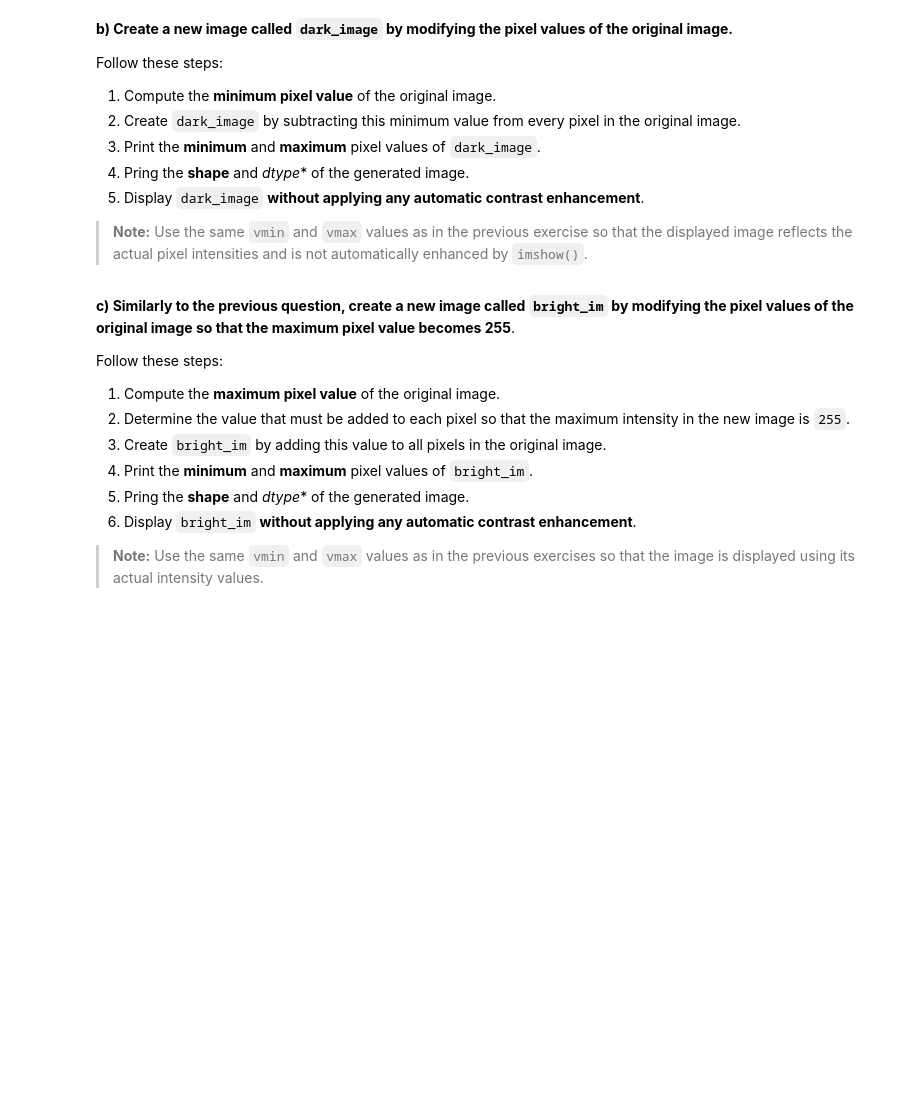
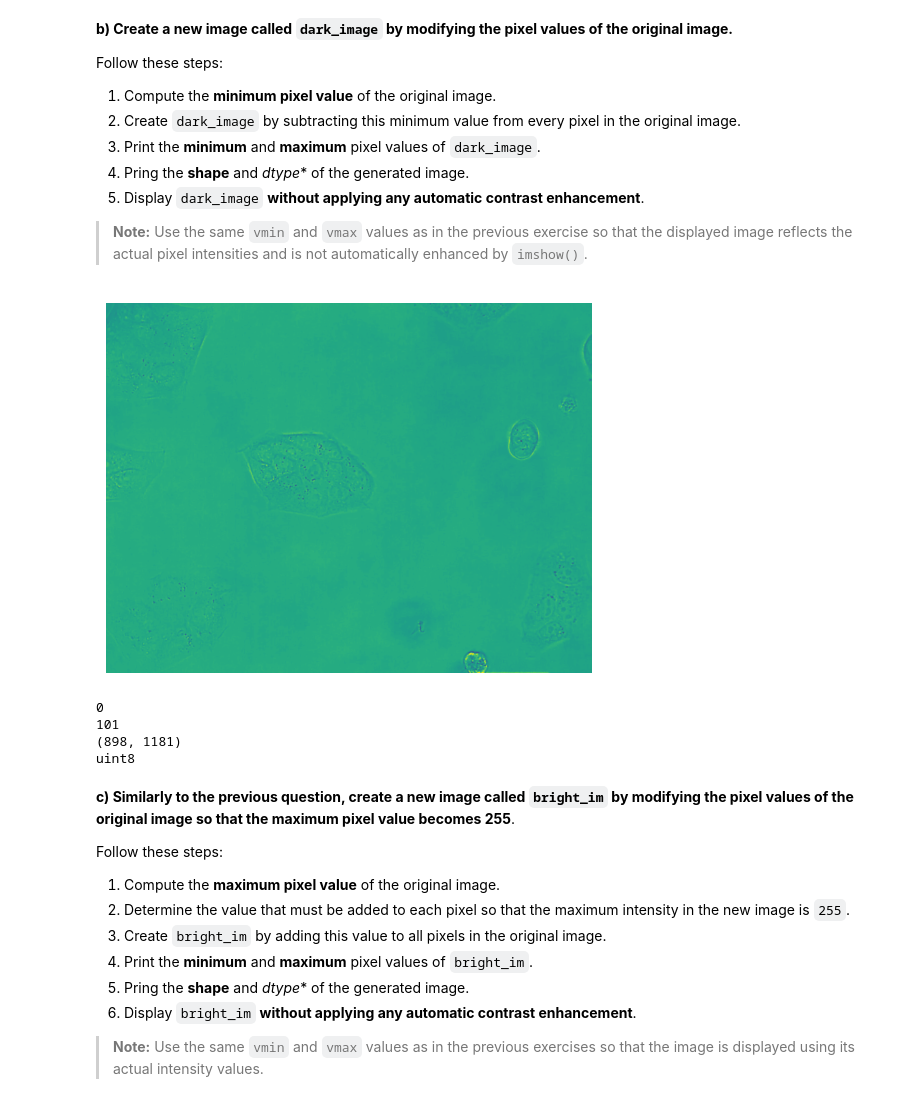
Before and after one commit to marcvergees/VA-P1, a Jupyter notebook: p1_material/2026_ComputerVision_P1.ipynb, the cells around one changed output. Drawn from its saved outputs; the diff is of its cells as text; code cells hidden in the pictures; blank space fills up the shorter version.

```diff
--- a/p1_material/2026_ComputerVision_P1.ipynb
+++ b/p1_material/2026_ComputerVision_P1.ipynb
@@ -424,3 +436,21 @@ Follow these steps:
+# %%
+min_value = img_cell.min()
+dark_image = img_cell - min_value
+
+plt.imshow(dark_image, vmin=0, vmax=101)
+# plt.imshow(dark_image)
+plt.axis('off')
+plt.show()
+print(dark_image.min())
+print(dark_image.max())
+print(dark_image.shape)
+print(dark_image.dtype)
+# %% [output]
+[figure, added]
+0
+101
+(898, 1181)
+uint8
 # %% [markdown]
 **c) Similarly to the previous question, create a new image called `bright_im` by modifying the pixel values of the original image so that the maximum pixel value becomes 255**.
 
```
Also changed, not shown: parts of 12 cells of this notebook.
